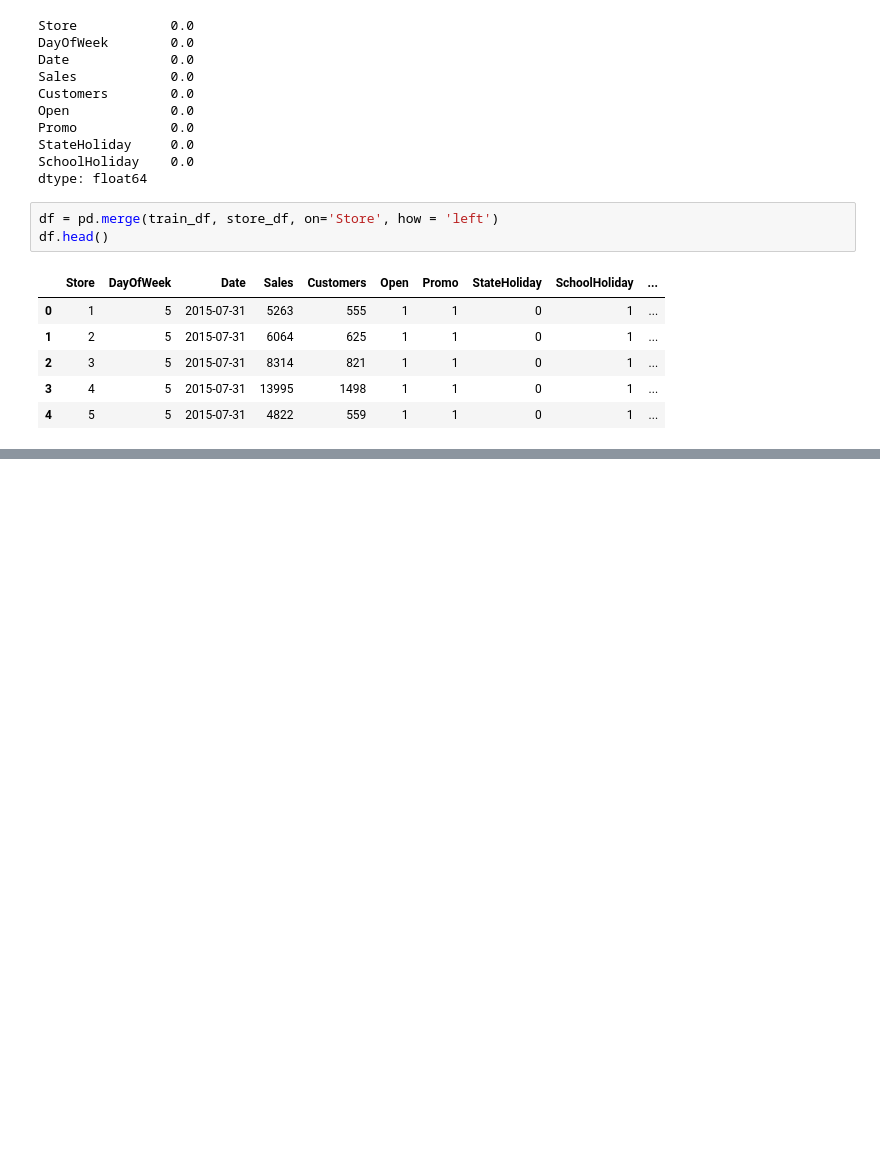
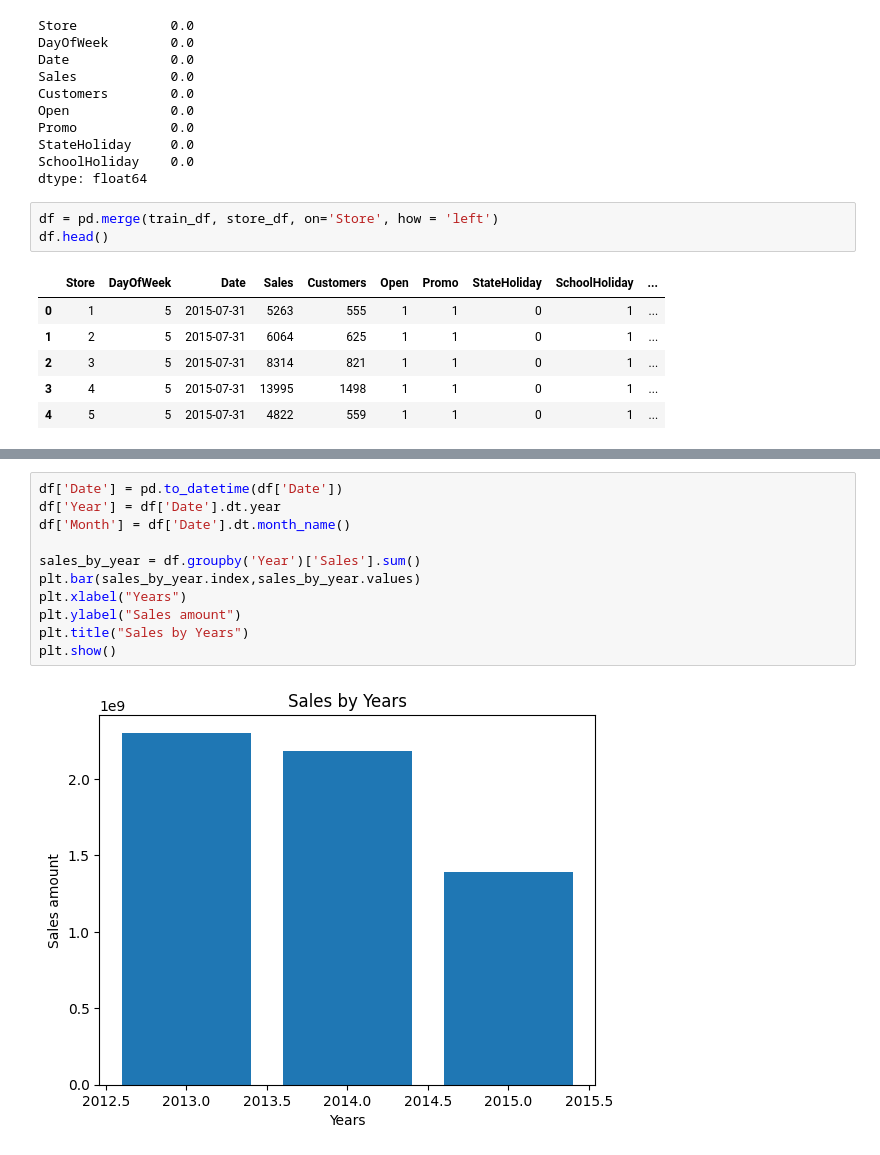
Before and after one commit to prathamesh0902/competitor_analysis, a Jupyter notebook: analysis.ipynb, the cells around one changed output, grey strips where cells are left out. Cells and saved outputs as stored; diff of their text form; blank space fills up the shorter version.

```diff
--- a/analysis.ipynb
+++ b/analysis.ipynb
@@ -68,0 +81,13 @@ df.head()
+# %%
+df['Date'] = pd.to_datetime(df['Date'])
+df['Year'] = df['Date'].dt.year
+df['Month'] = df['Date'].dt.month_name()
+
+sales_by_year = df.groupby('Year')['Sales'].sum()
+plt.bar(sales_by_year.index,sales_by_year.values)
+plt.xlabel("Years")
+plt.ylabel("Sales amount")
+plt.title("Sales by Years")
+plt.show()
+# %% [output]
+[figure, added]
```
Also changed, not shown: parts of 11 cells of this notebook, 2 other files.
